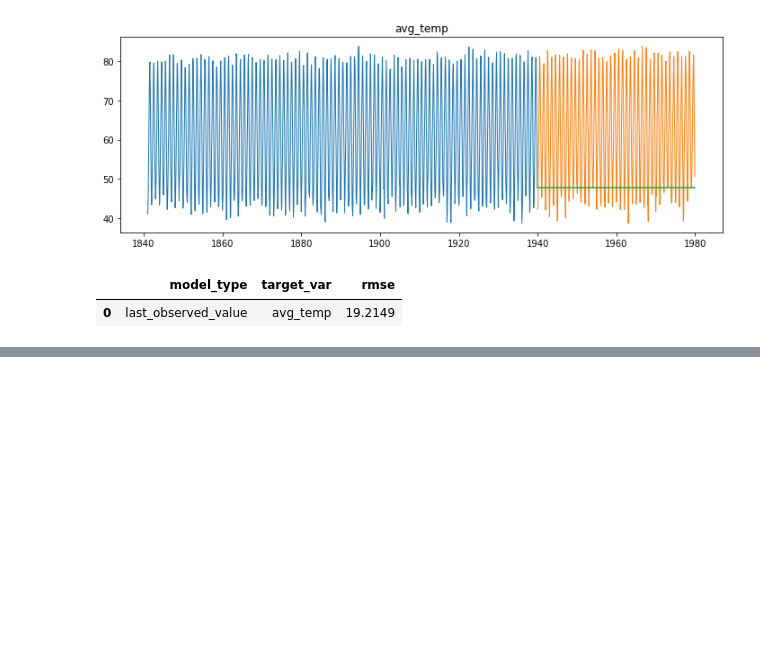
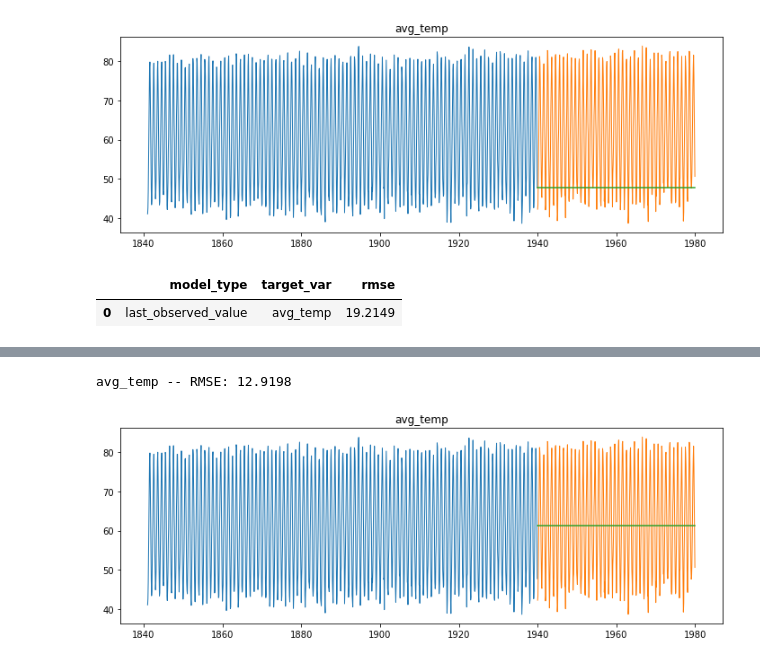
Before and after one commit to david-ryan-alviola/time-series-project, a Jupyter notebook: Sasebo Temperature Time Analysis.ipynb, the cells around one changed output, grey strips where cells are left out. Drawn from its saved outputs; the diff is of its cells as text; code cells hidden in the pictures; blank space fills up the shorter version.

```diff
--- a/Sasebo Temperature Time Analysis.ipynb
+++ b/Sasebo Temperature Time Analysis.ipynb
@@ -429,0 +524,5 @@ eval_df
+# %%
+plot_and_eval('avg_temp')
+# %% [output]
+avg_temp -- RMSE: 12.9198
+[figure, added]
```
Also changed, not shown: parts of 37 cells of this notebook, 1 other file.
